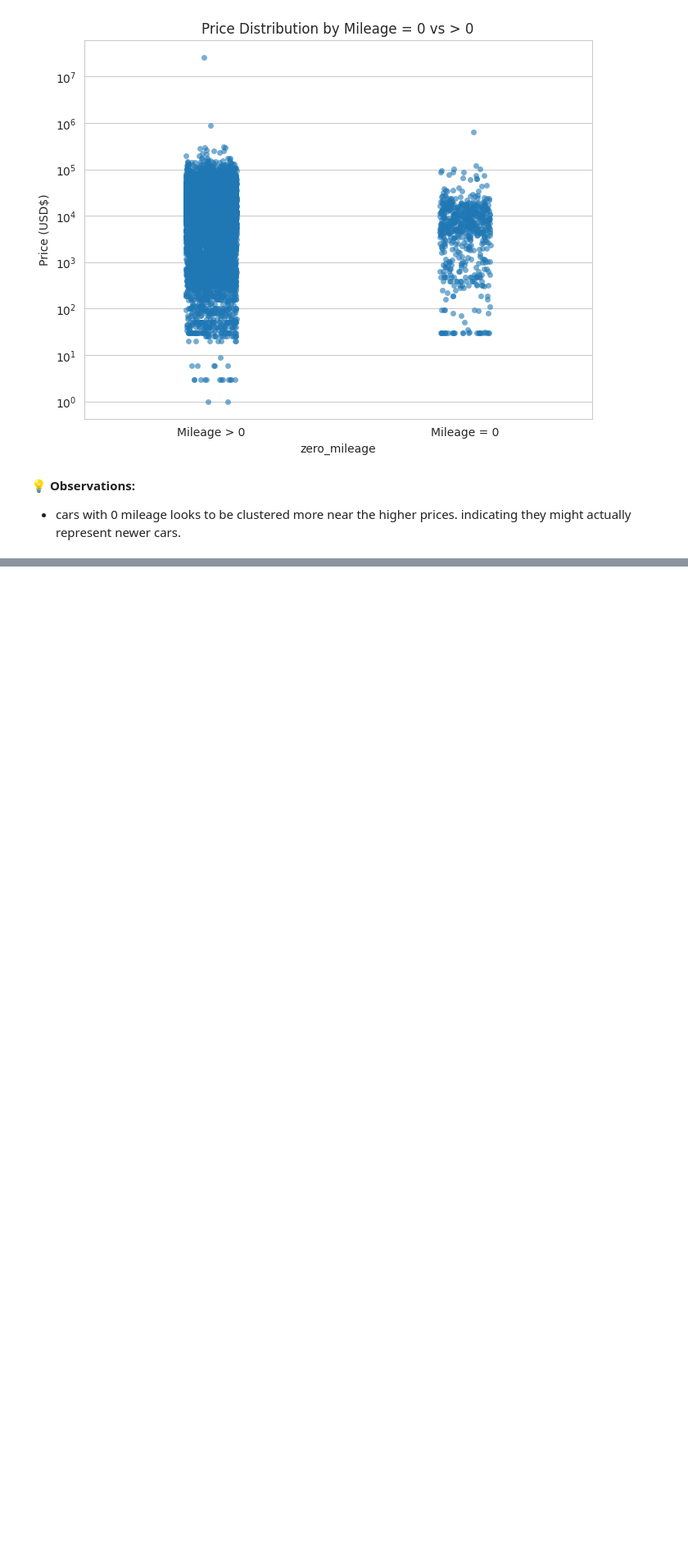
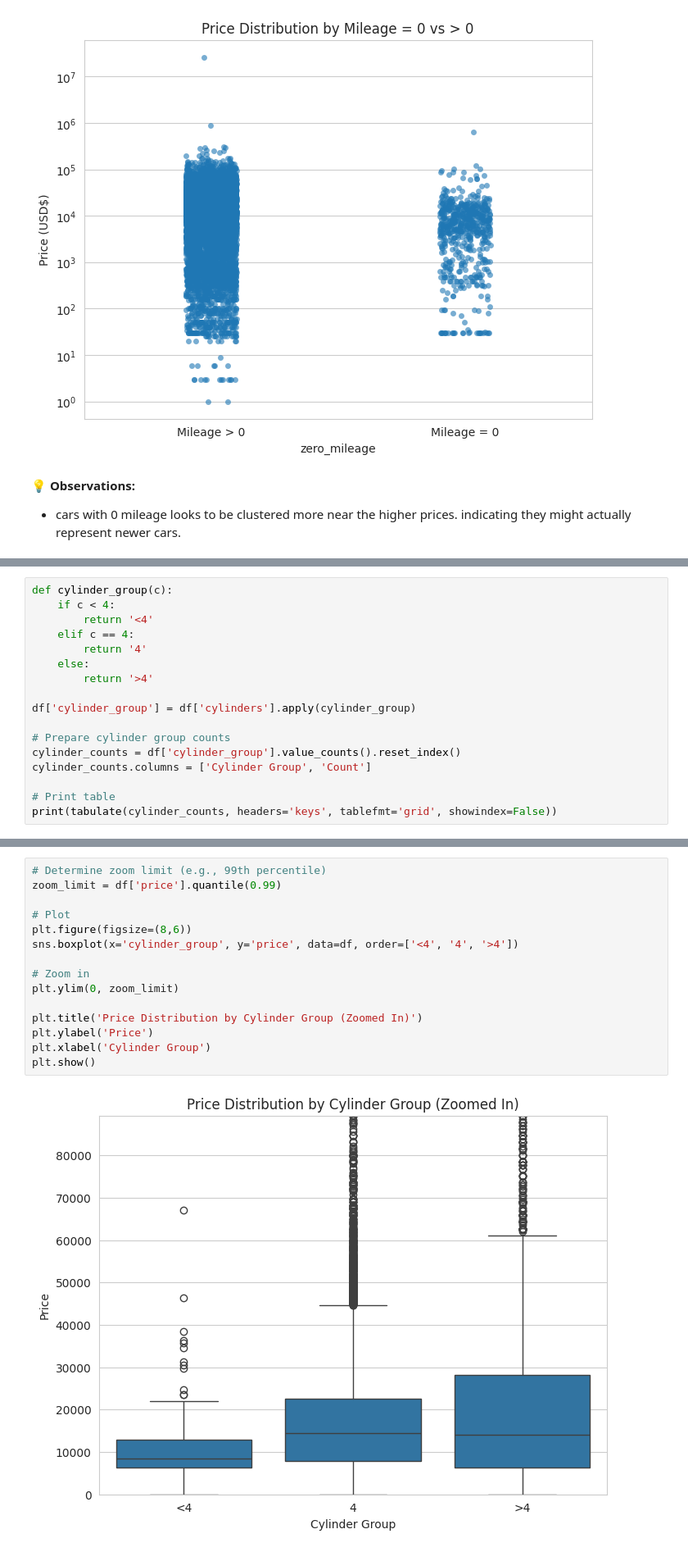
Before and after one commit to Mithula-cbw/Car-Price-Prediction, a Jupyter notebook: notebooks/Group_11_02_Preprocessing_and_Feature_Engineering.ipynb, the cells around one changed output, grey strips where cells are left out. Shown at 82% size. Cells and saved outputs as stored; diff of their text form; blank space fills up the shorter version.

```diff
--- a/notebooks/Group_11_02_Preprocessing_and_Feature_Engineering.ipynb
+++ b/notebooks/Group_11_02_Preprocessing_and_Feature_Engineering.ipynb
@@ -483,0 +598,17 @@ plt.show()
+# %%
+def cylinder_group(c):
+    if c < 4:
+        return '<4'
+    elif c == 4:
+        return '4'
+    else:
+        return '>4'
+
+df['cylinder_group'] = df['cylinders'].apply(cylinder_group)
+
+# Prepare cylinder group counts
+cylinder_counts = df['cylinder_group'].value_counts().reset_index()
+cylinder_counts.columns = ['Cylinder Group', 'Count']
+
+# Print table
+print(tabulate(cylinder_counts, headers='keys', tablefmt='grid', showindex=False))
@@ -483,0 +625,17 @@ plt.show()
+# %%
+# Determine zoom limit (e.g., 99th percentile)
+zoom_limit = df['price'].quantile(0.99)
+
+# Plot
+plt.figure(figsize=(8,6))
+sns.boxplot(x='cylinder_group', y='price', data=df, order=['<4', '4', '>4'])
+
+# Zoom in
+plt.ylim(0, zoom_limit)
+
+plt.title('Price Distribution by Cylinder Group (Zoomed In)')
+plt.ylabel('Price')
+plt.xlabel('Cylinder Group')
+plt.show()
+# %% [output]
+[figure, added]
```
Also changed, not shown: parts of 13 cells of this notebook.
